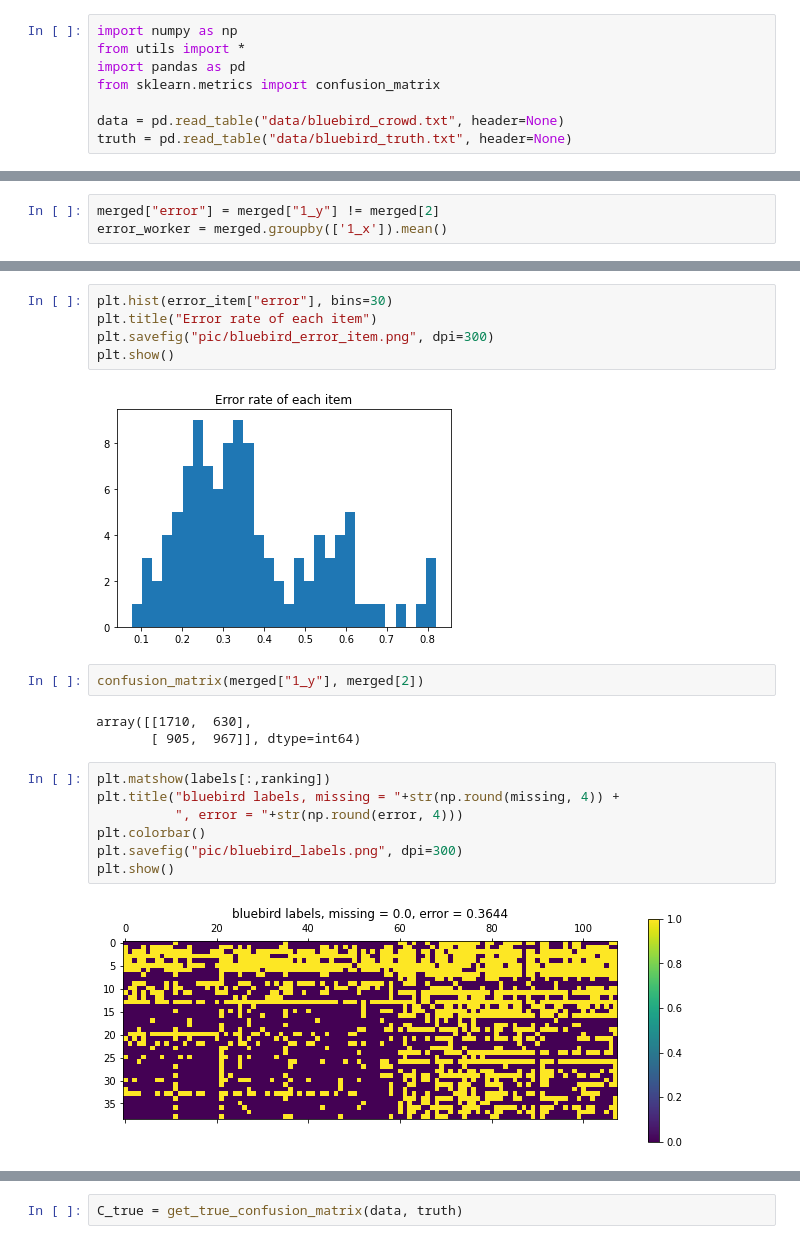
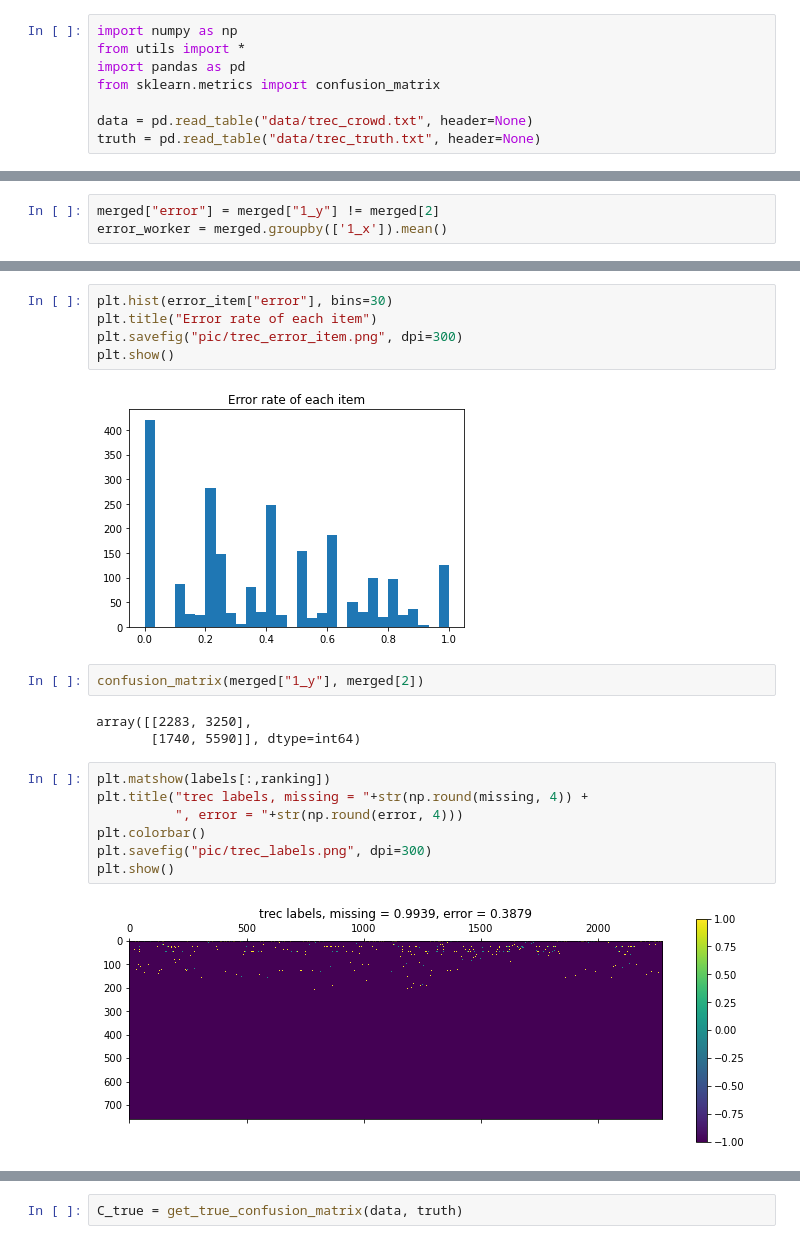
Before and after one commit to azurechen97/Spectral-methods-meet-EM, a Jupyter notebook: test3.ipynb, the cells around one changed output, grey strips where cells are left out. Saved outputs shown, nothing was run; the diff lists cells and outputs as text.

```diff
--- a/test3.ipynb
+++ b/test3.ipynb
@@ -4,8 +4,8 @@ from utils import *
 import pandas as pd
 from sklearn.metrics import confusion_matrix
 
-data = pd.read_table("data/bluebird_crowd.txt", header=None)
-truth = pd.read_table("data/bluebird_truth.txt", header=None)
+data = pd.read_table("data/trec_crowd.txt", header=None)
+truth = pd.read_table("data/trec_truth.txt", header=None)
 # %%
 import matplotlib.pyplot as plt
 # %%
@@ -117,22 +64,22 @@ error_item
 # %%
 plt.hist(error_item["error"], bins=30)
 plt.title("Error rate of each item")
-plt.savefig("pic/bluebird_error_item.png", dpi=300)
+plt.savefig("pic/trec_error_item.png", dpi=300)
 plt.show()
 # %% [output]
-[figure, old version]
+[figure, new version]
 # %%
 confusion_matrix(merged["1_y"], merged[2])
 # %% [output]
-array([[1710,  630],
-       [ 905,  967]], dtype=int64)
+array([[2283, 3250],
+       [1740, 5590]], dtype=int64)
 # %%
 plt.matshow(labels[:,ranking])
-plt.title("bluebird labels, missing = "+str(np.round(missing, 4)) +
+plt.title("trec labels, missing = "+str(np.round(missing, 4)) +
           ", error = "+str(np.round(error, 4)))
 plt.colorbar()
-plt.savefig("pic/bluebird_labels.png", dpi=300)
+plt.savefig("pic/trec_labels.png", dpi=300)
 plt.show()
 # %% [output]
-[figure, old version]
+[figure, new version]
 # %%
```
Also changed, not shown: parts of 35 cells of this notebook, 44 other files.
